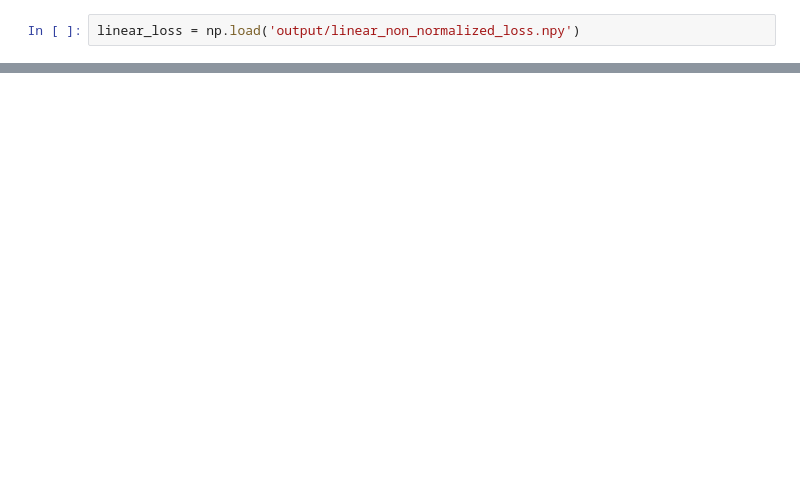
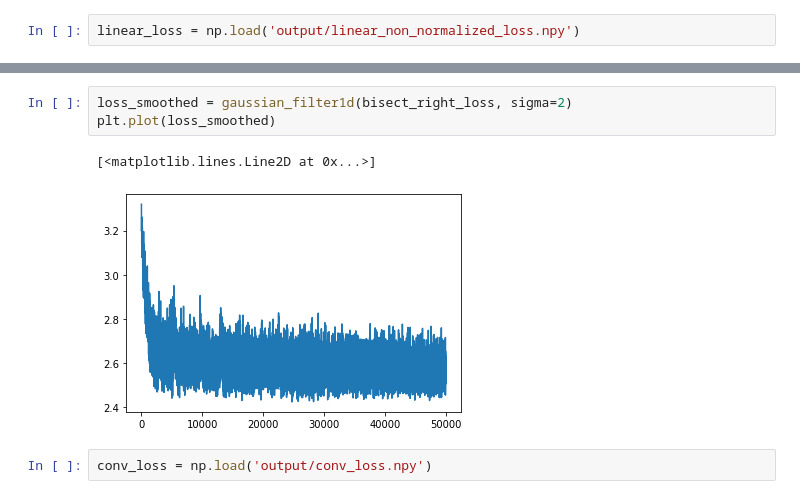
Before and after one commit to williscp/cv_keyboard, a Jupyter notebook: plot_losses.ipynb, the cells around one changed output, grey strips where cells are left out. Saved outputs shown, nothing was run; the diff lists cells and outputs as text; blank space fills up the shorter version.

```diff
--- a/plot_losses.ipynb
+++ b/plot_losses.ipynb
@@ -17,0 +22,8 @@ plt.plot(loss[:100])
+# %%
+loss_smoothed = gaussian_filter1d(bisect_right_loss, sigma=2)
+plt.plot(loss_smoothed)
+# %% [output]
+[<matplotlib.lines.Line2D at 0x...>]
+[figure, added]
+# %%
+conv_loss = np.load('output/conv_loss.npy')
```
Also changed, not shown: parts of 7 cells of this notebook, 3 other files.
